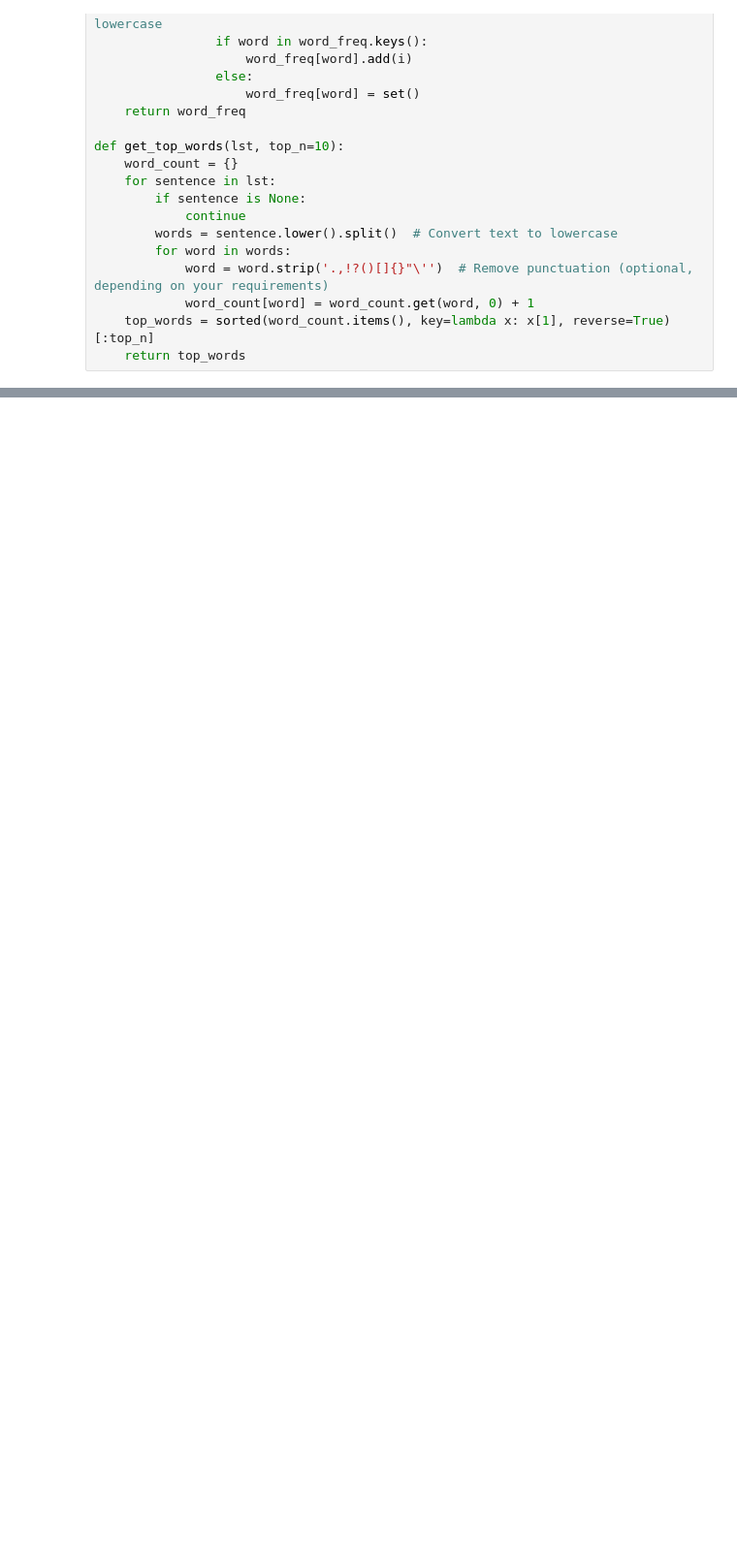
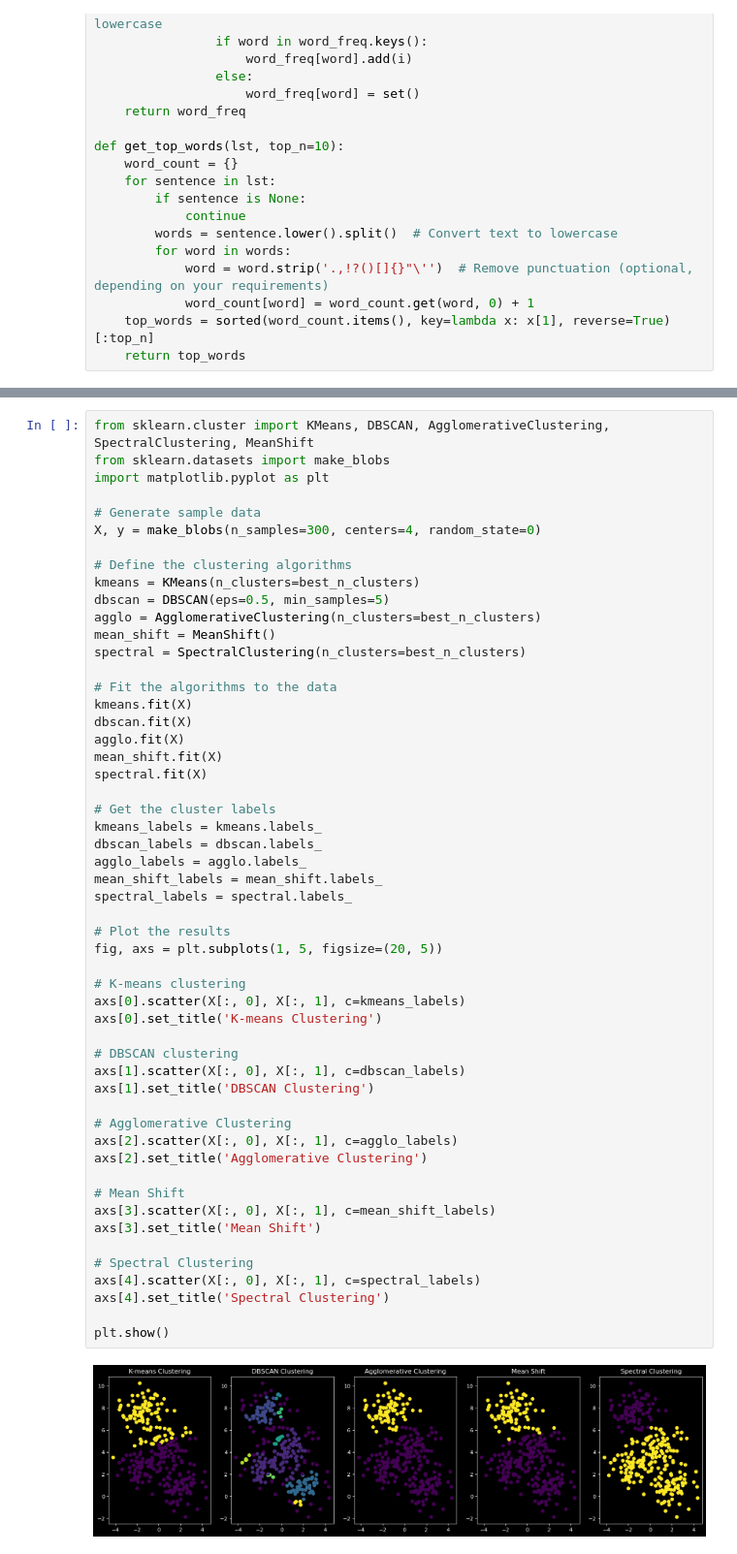
Before and after one commit to RenzVillegas24/GSMArena_Scraper, a Jupyter notebook: GSMArena_API.ipynb, the cells around one changed output, grey strips where cells are left out. Shown at 97% size. Drawn from its saved outputs; the diff is of its cells as text; blank space fills up the shorter version.

```diff
--- a/GSMArena_API.ipynb
+++ b/GSMArena_API.ipynb
@@ -1510,0 +1630,55 @@ list(latest_phones_combined_flat.items())[:10]
+# %%
+from sklearn.cluster import KMeans, DBSCAN, AgglomerativeClustering, SpectralClustering, MeanShift
+from sklearn.datasets import make_blobs
+import matplotlib.pyplot as plt
+
+# Generate sample data
+X, y = make_blobs(n_samples=300, centers=4, random_state=0)
+
+# Define the clustering algorithms
+kmeans = KMeans(n_clusters=best_n_clusters)
+dbscan = DBSCAN(eps=0.5, min_samples=5)
+agglo = AgglomerativeClustering(n_clusters=best_n_clusters)
+mean_shift = MeanShift()
+spectral = SpectralClustering(n_clusters=best_n_clusters)
+
+# Fit the algorithms to the data
+kmeans.fit(X)
+dbscan.fit(X)
+agglo.fit(X)
+mean_shift.fit(X)
+spectral.fit(X)
+
+# Get the cluster labels
+kmeans_labels = kmeans.labels_
+dbscan_labels = dbscan.labels_
+agglo_labels = agglo.labels_
+mean_shift_labels = mean_shift.labels_
+spectral_labels = spectral.labels_
+
+# Plot the results
+fig, axs = plt.subplots(1, 5, figsize=(20, 5))
+
+# K-means clustering
+axs[0].scatter(X[:, 0], X[:, 1], c=kmeans_labels)
+axs[0].set_title('K-means Clustering')
+
+# DBSCAN clustering
+axs[1].scatter(X[:, 0], X[:, 1], c=dbscan_labels)
+axs[1].set_title('DBSCAN Clustering')
+
+# Agglomerative Clustering
+axs[2].scatter(X[:, 0], X[:, 1], c=agglo_labels)
+axs[2].set_title('Agglomerative Clustering')
+
+# Mean Shift
+axs[3].scatter(X[:, 0], X[:, 1], c=mean_shift_labels)
+axs[3].set_title('Mean Shift')
+
+# Spectral Clustering
+axs[4].scatter(X[:, 0], X[:, 1], c=spectral_labels)
+axs[4].set_title('Spectral Clustering')
+
+plt.show()
+# %% [output]
+[figure, added]
```
Also changed, not shown: parts of 23 cells of this notebook, 3 other files.
